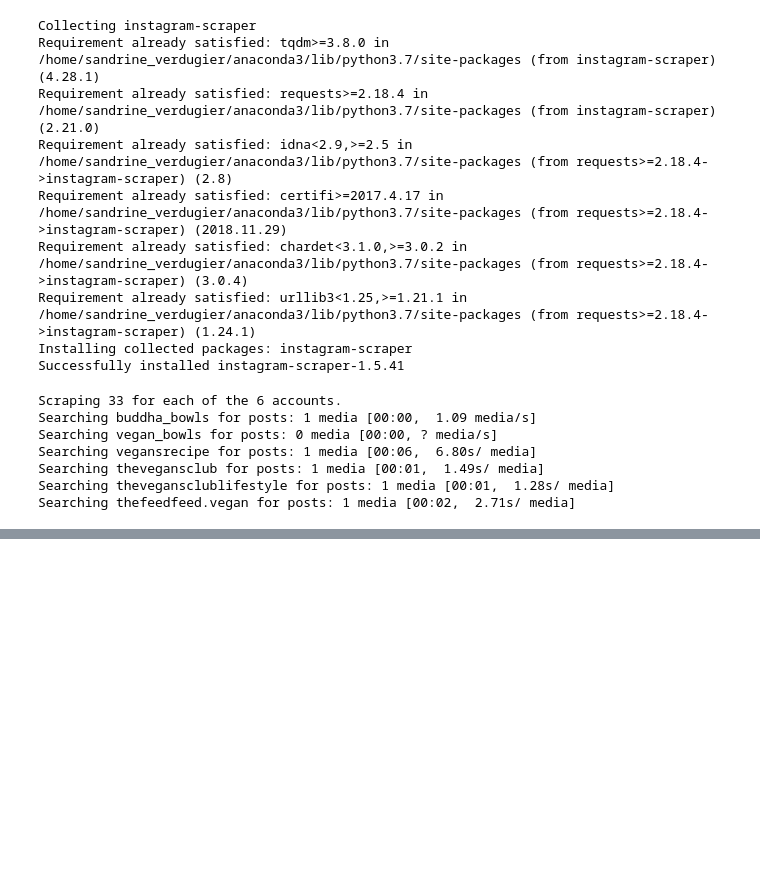
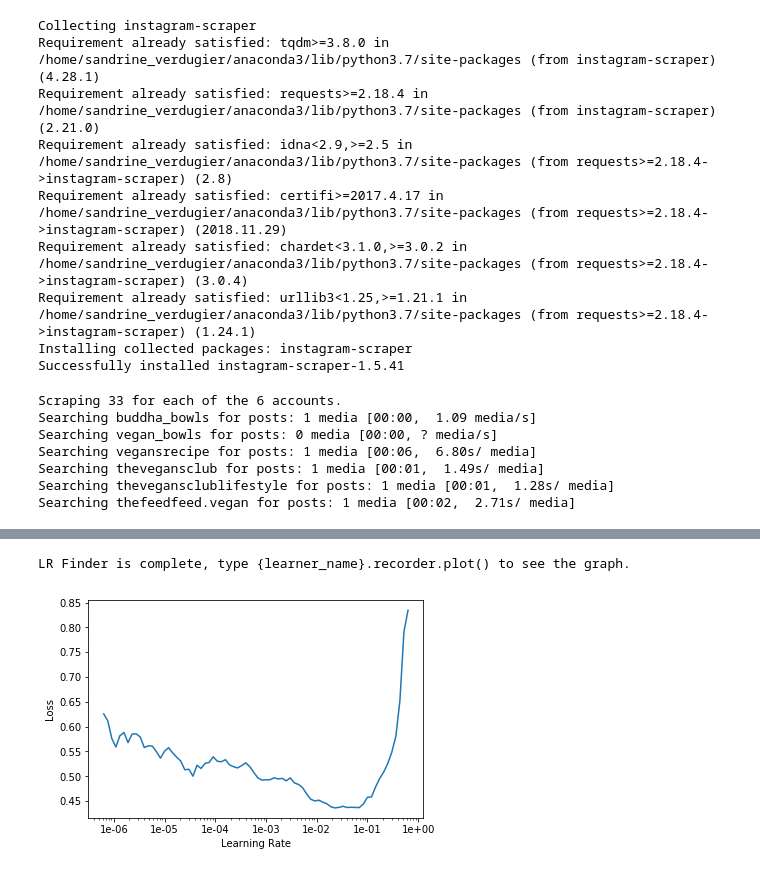
Before and after one commit to remiconnesson/instaclassifier, a Jupyter notebook: Downloading, preprocessing and training.ipynb, the cells around one changed output, grey strips where cells are left out. Saved outputs shown, nothing was run; the diff lists cells and outputs as text; code cells hidden in the pictures; blank space fills up the shorter version.

```diff
--- a/Downloading, preprocessing and training.ipynb
+++ b/Downloading, preprocessing and training.ipynb
@@ -84,0 +136,2 @@ for each_dir in [vegan_dir, not_vegan_dir]:
+# %%
+learn.fit_one_cycle(4, max_lr=slice(1e-3, 1e-1))
@@ -84,0 +145,6 @@ for each_dir in [vegan_dir, not_vegan_dir]:
+# %%
+learn.lr_find()
+learn.recorder.plot()
+# %% [output]
+LR Finder is complete, type {learner_name}.recorder.plot() to see the graph.
+[figure, added]
```
Also changed, not shown: parts of 15 cells of this notebook.
